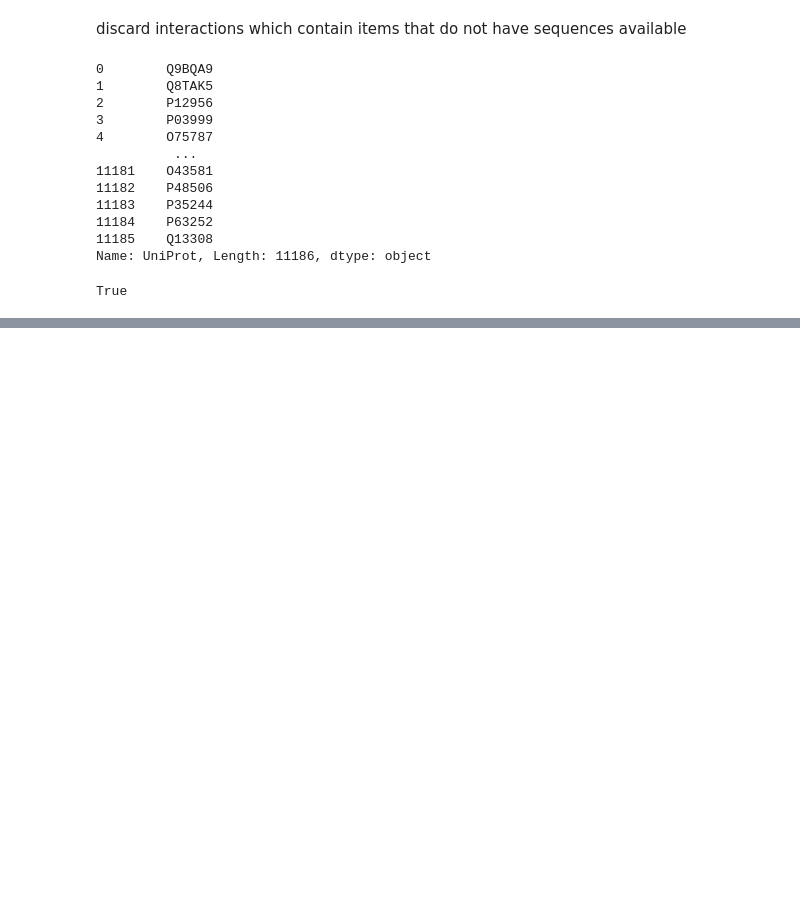
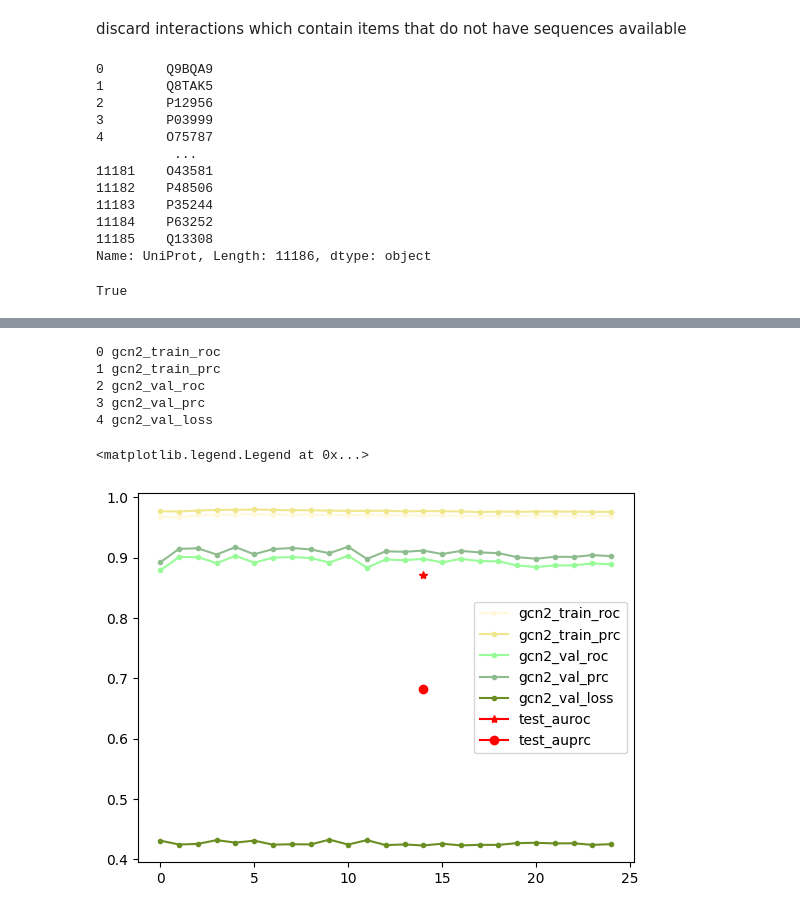
Before and after one commit to zshuyinggg/ppi_mutation, a Jupyter notebook: notebooks/ppi2.ipynb, the cells around one changed output, grey strips where cells are left out. Drawn from its saved outputs; the diff is of its cells as text; code cells hidden in the pictures; blank space fills up the shorter version.

```diff
--- a/notebooks/ppi2.ipynb
+++ b/notebooks/ppi2.ipynb
@@ -245,0 +314,18 @@ True
+# %%
+plt.figure()
+color_list=['cornsilk','khaki','palegreen','darkseagreen','olivedrab']
+for i,column in enumerate(gcn2.columns):
+    print(i,column)
+    plt.plot(gcn2[column],label=column,marker='.',color=color_list[i])
+
+plt.plot(14,0.871777,marker='*',color='r',label='test_auroc')
+plt.plot(14,0.68195,marker='o',color='r',label='test_auprc')
+plt.legend()
+# %% [output]
+0 gcn2_train_roc
+1 gcn2_train_prc
+2 gcn2_val_roc
+3 gcn2_val_prc
+4 gcn2_val_loss
+<matplotlib.legend.Legend at 0x...>
+[figure, added]
```
Also changed, not shown: parts of 14 cells of this notebook, 18 other files.
